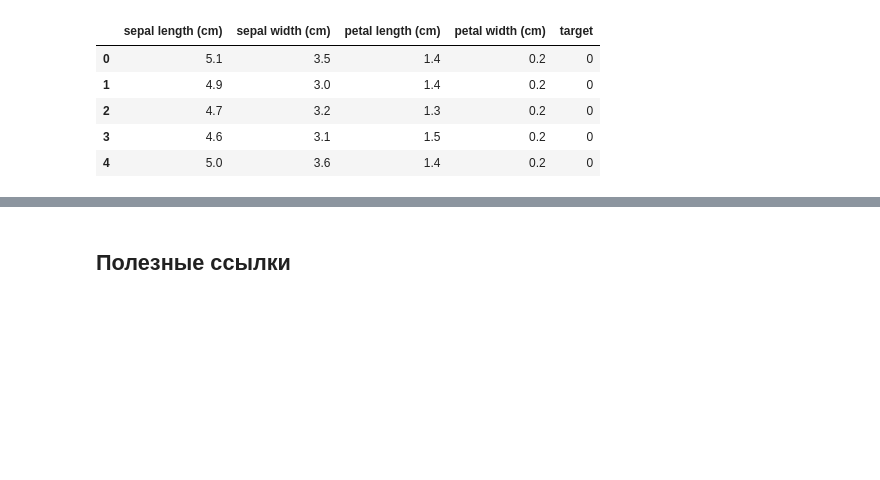
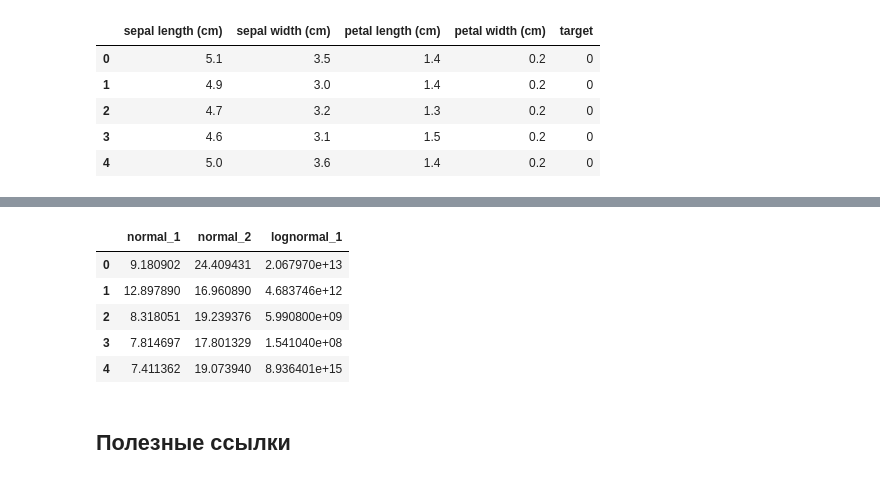
Before and after one commit to experiment0/data_science_helpers, a Jupyter notebook: articles/data_examples.ipynb, the cells around one changed output, grey strips where cells are left out. Drawn from its saved outputs; the diff is of its cells as text; code cells hidden in the pictures; blank space fills up the shorter version.

```diff
--- a/articles/data_examples.ipynb
+++ b/articles/data_examples.ipynb
@@ -45,3 +102,12 @@ iris_data.head()
+# %%
+random_data.head()
+# %% [output]
+|  | normal_1 | normal_2 | lognormal_1 |
+| 0 | 9.180902 | 24.409431 | 2.067970e+13 |
+| 1 | 12.897890 | 16.960890 | 4.683746e+12 |
+| 2 | 8.318051 | 19.239376 | 5.990800e+09 |
+| 3 | 7.814697 | 17.801329 | 1.541040e+08 |
+| 4 | 7.411362 | 19.073940 | 8.936401e+15 |
 # %% [markdown]
 ## Полезные ссылки
 # %% [markdown]
```
Also changed, not shown: parts of 8 cells of this notebook, 5 other files.
